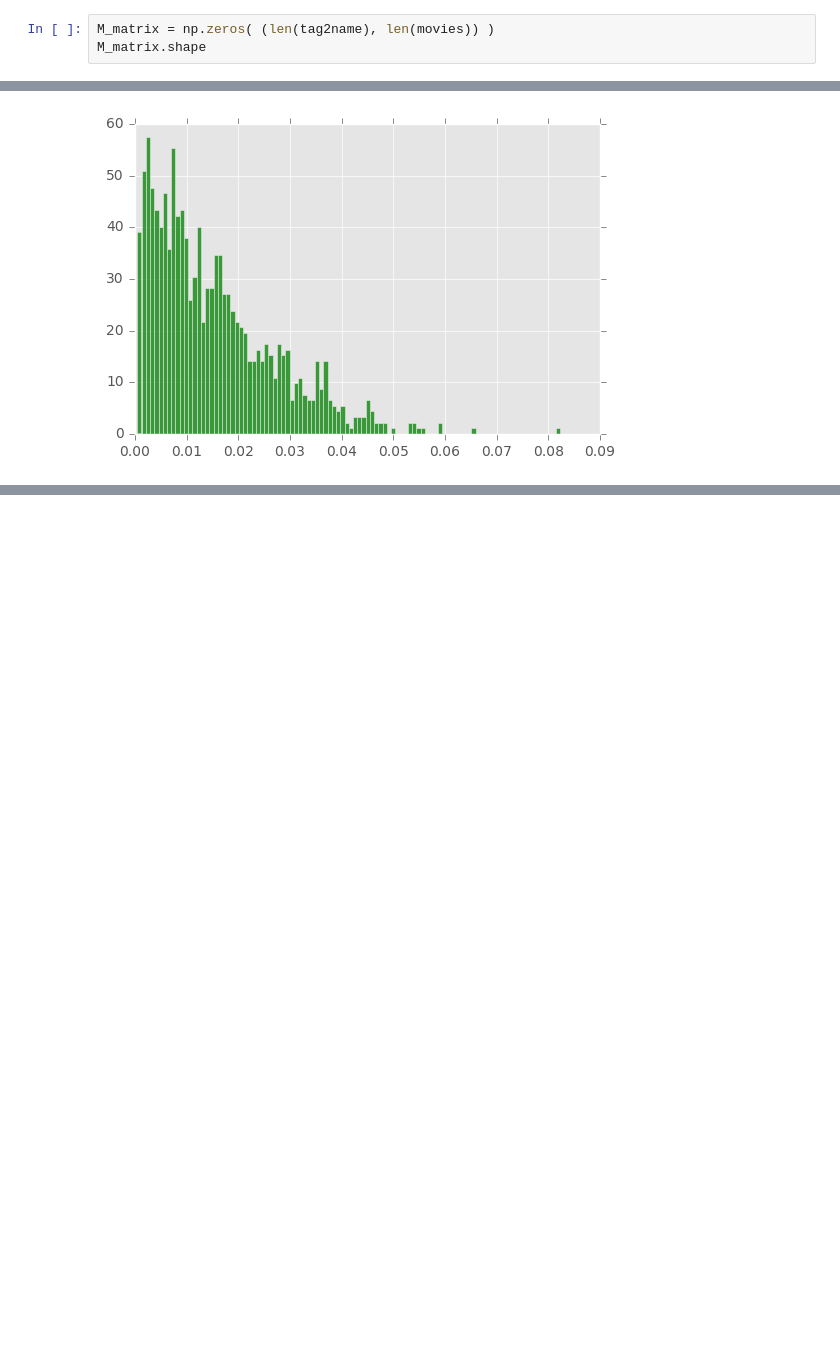
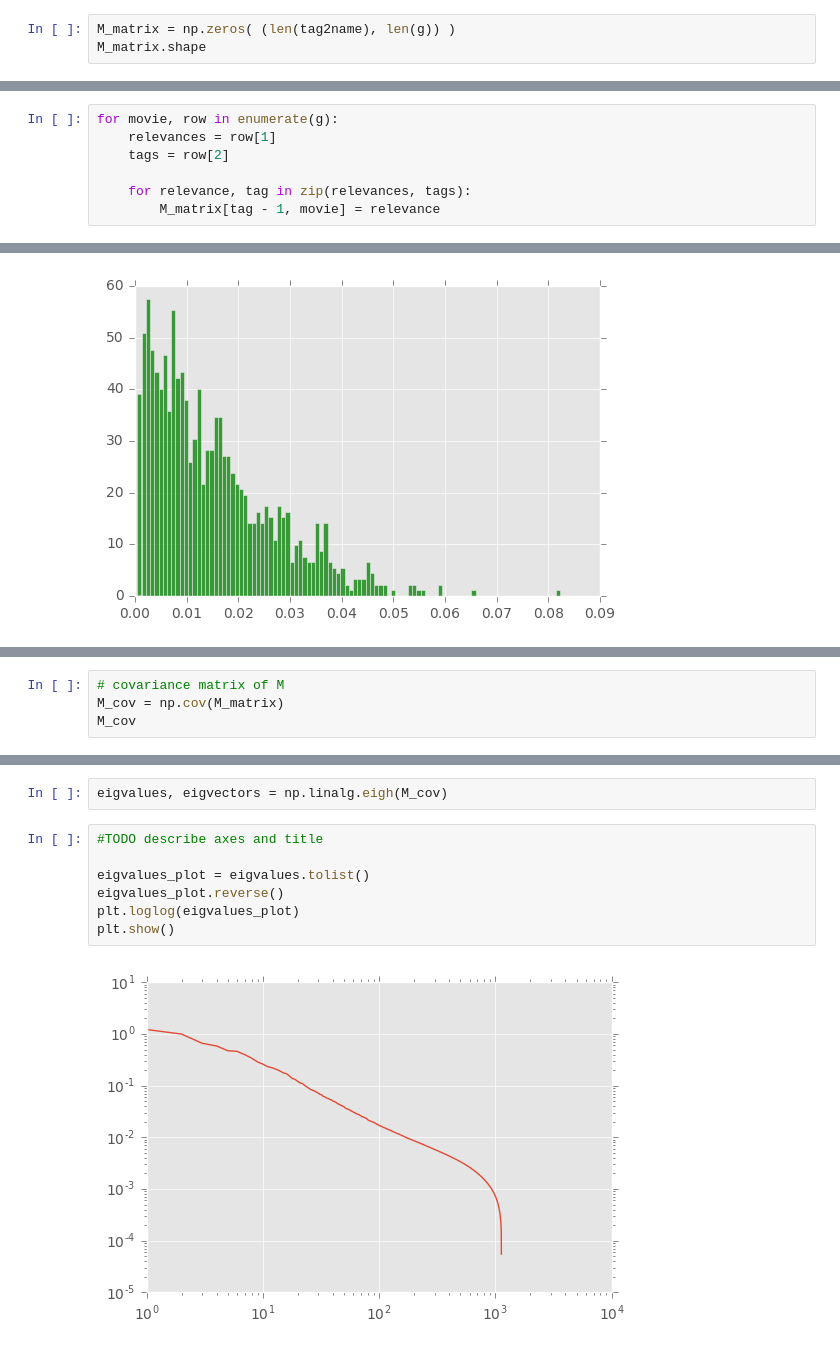
Before and after one commit to aurlien/friendship_paradox, a Jupyter notebook: lab3/ix-lab3/lab3-dimred.ipynb, the cells around one changed output, grey strips where cells are left out. Drawn from its saved outputs; the diff is of its cells as text; blank space fills up the shorter version.

```diff
--- a/lab3/ix-lab3/lab3-dimred.ipynb
+++ b/lab3/ix-lab3/lab3-dimred.ipynb
@@ -116,4 +107,4 @@ genome_scores
 # %%
-M_matrix = np.zeros( (len(tag2name), len(movies)) )
+M_matrix = np.zeros( (len(tag2name), len(g)) )
 M_matrix.shape
 # %% [output]
@@ -120,0 +112,7 @@ M_matrix.shape
+# %%
+for movie, row in enumerate(g):
+    relevances = row[1]
+    tags = row[2]
+
+    for relevance, tag in zip(relevances, tags):
+        M_matrix[tag - 1, movie] = relevance
@@ -291,0 +170,4 @@ transformed.first()
+# %%
+# covariance matrix of M
+M_cov = np.cov(M_matrix)
+M_cov
@@ -291,0 +188,11 @@ transformed.first()
+# %%
+eigvalues, eigvectors = np.linalg.eigh(M_cov)
+# %%
+#TODO describe axes and title
+
+eigvalues_plot = eigvalues.tolist()
+eigvalues_plot.reverse()
+plt.loglog(eigvalues_plot)
+plt.show()
+# %% [output]
+[figure, added]
```
Also changed, not shown: parts of 39 cells of this notebook.
